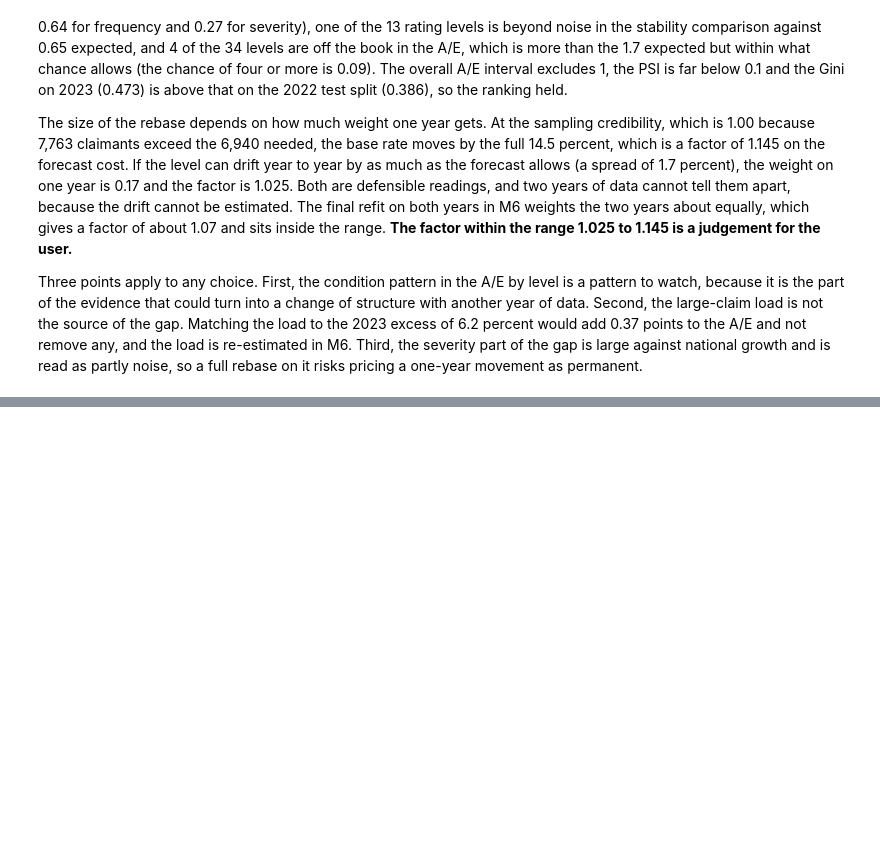
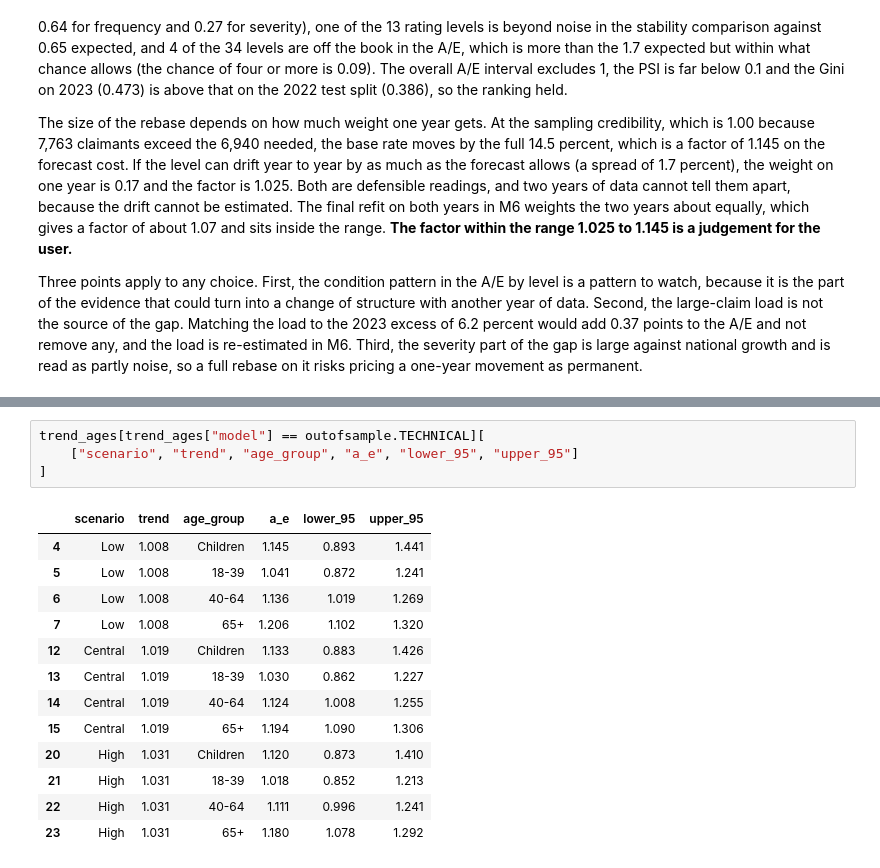
Before and after one commit to asudarmo/health-pricing-meps, a Jupyter notebook: notebooks/04_monitoring.ipynb, the cells around one changed output, grey strips where cells are left out. Drawn from its saved outputs; the diff is of its cells as text; blank space fills up the shorter version.

```diff
--- a/notebooks/04_monitoring.ipynb
+++ b/notebooks/04_monitoring.ipynb
@@ -1197,0 +1221,18 @@ so a full rebase on it risks pricing a one-year movement as permanent.
+# %%
+trend_ages[trend_ages["model"] == outofsample.TECHNICAL][
+    ["scenario", "trend", "age_group", "a_e", "lower_95", "upper_95"]
+]
+# %% [output]
+|  | scenario | trend | age_group | a_e | lower_95 | upper_95 |
+| 4 | Low | 1.008 | Children | 1.145 | 0.893 | 1.441 |
+| 5 | Low | 1.008 | 18-39 | 1.041 | 0.872 | 1.241 |
+| 6 | Low | 1.008 | 40-64 | 1.136 | 1.019 | 1.269 |
+| 7 | Low | 1.008 | 65+ | 1.206 | 1.102 | 1.320 |
+| 12 | Central | 1.019 | Children | 1.133 | 0.883 | 1.426 |
+| 13 | Central | 1.019 | 18-39 | 1.030 | 0.862 | 1.227 |
+| 14 | Central | 1.019 | 40-64 | 1.124 | 1.008 | 1.255 |
+| 15 | Central | 1.019 | 65+ | 1.194 | 1.090 | 1.306 |
+| 20 | High | 1.031 | Children | 1.120 | 0.873 | 1.410 |
+| 21 | High | 1.031 | 18-39 | 1.018 | 0.852 | 1.213 |
+| 22 | High | 1.031 | 40-64 | 1.111 | 0.996 | 1.241 |
+| 23 | High | 1.031 | 65+ | 1.180 | 1.078 | 1.292 |
```
Also changed, not shown: parts of 7 cells of this notebook, 7 other files.
